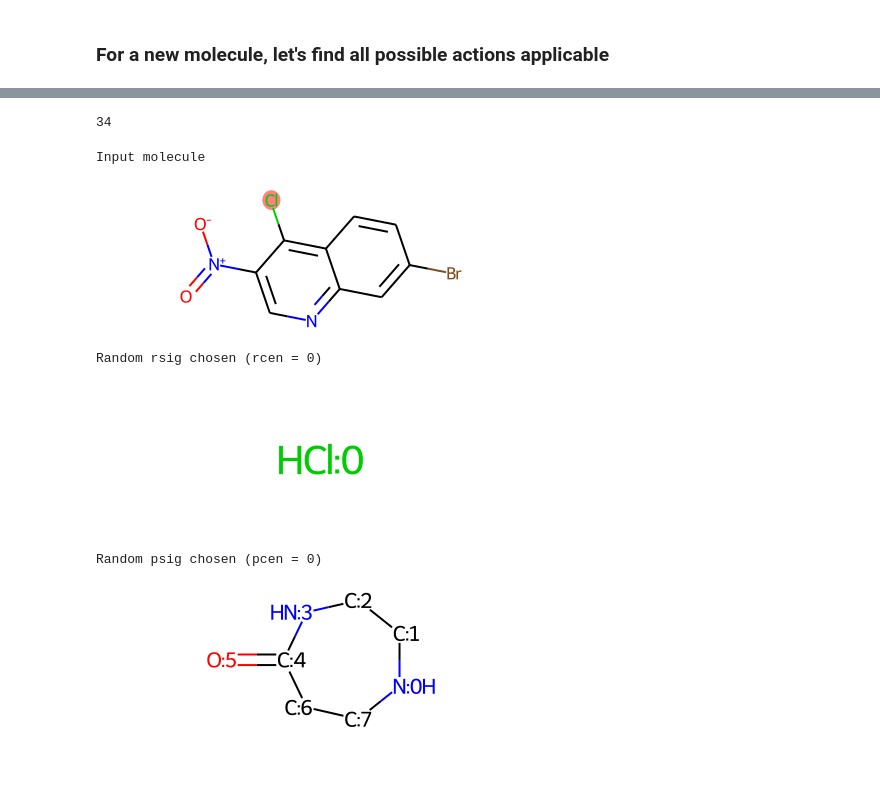
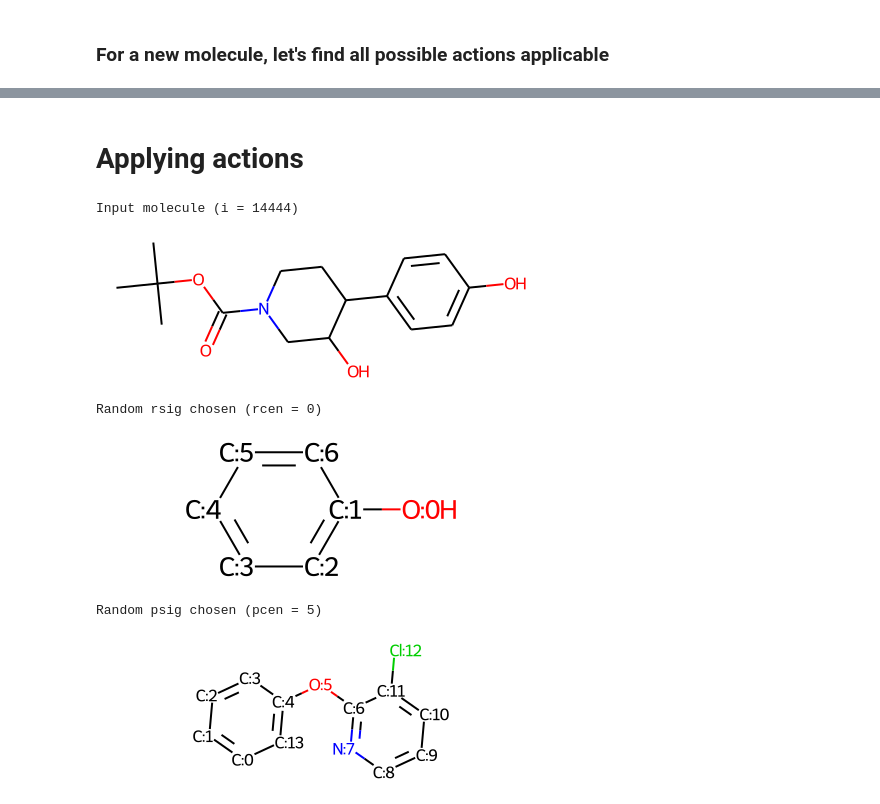
Before and after one commit to MrScabbyCreature/ReactionRL, a Jupyter notebook: uspto - simulator.ipynb, the cells around one changed output, grey strips where cells are left out. Saved outputs shown, nothing was run; the diff lists cells and outputs as text; code cells hidden in the pictures; blank space fills up the shorter version.

Commit message:
Added code for action application by replacement of signatures

```diff
--- a/uspto - simulator.ipynb
+++ b/uspto - simulator.ipynb
@@ -47,16 +45,0 @@ There are 34418 unique (rsigs)rsigs.
-# %%
-# Get atom frequency for making rings in the signature
-atom_frequency = {}
-
-for i in tqdm.tqdm(range(dataset.shape[0]), total=dataset.shape[0]):
-    atoms = list(Chem.MolFromSmiles(dataset.iloc[i]["reactants"]).GetAtoms()) + list(Chem.MolFromSmiles(dataset.iloc[i]["products"]).GetAtoms())
-    atom_nums, counts = np.unique(list(map(lambda x: x.GetAtomicNum(), atoms)), return_counts=True)
-    for num, cnt in zip(atom_nums, counts):
-        if num not in atom_frequency:
-            atom_frequency[num] = cnt
-        else:
-            atom_frequency[num] += cnt
-
-mapping = list(range(1, 50))
-mapping.remove(2)
-atom_to_freq_order = {x: mapping[i] for i, (_, x) in enumerate(sorted(zip(list(atom_frequency.values()), list(atom_frequency.keys())))[::-1])}
@@ -170,0 +113,5 @@ for key in list(certificate_to_cluster_id_dict.keys())[10:]:
+# %%
+from rdkit.Chem import AllChem
+
+def get_mol_certificate(mol):
+    return AllChem.GetMorganFingerprintAsBitVect(mol, 2).ToBase64()
@@ -199,7 +158,7 @@ def add_immediate_neighbors(mol, indices):
     while repeat:
         repeat = False
         for n in set(_add_neighbors(indices)) - set(indices):
-            if n not in indices and mol.GetAtomWithIdx(int(n)).GetIsAromatic():
+            if mol.GetAtomWithIdx(int(n)).GetIsAromatic():
                 indices.append(n)
                 repeat = True
 
@@ -319,4 +301,0 @@ i=2
-# %%
-i
-# %% [output]
-34
@@ -325,18 +327,24 @@ i-=1
+# %% [markdown]
+# Applying actions
 # %%
+i = np.random.randint(0, 50000)
+i = 14444
+in_mol = Chem.MolFromSmiles(dataset.iloc[i]["reactants"])
+
 # Pick a random action from all the possible ones
-temp_df = dataset[dataset["rsig_clusters"].isin(applicable_actions)]
+temp_df = dataset[dataset["rsig_clusters"].isin(get_applicable_rsig_clusters(in_mol))]
 random_action = temp_df.iloc[int(np.random.random()*temp_df.shape[0])]
 
-print("Input molecule")
+print(f"Input molecule (i = {i})")
 display(in_mol)
 print(f"Random rsig chosen (rcen = {random_action['rcen']})")
 display(Chem.MolFromSmiles(random_action["rsig"]))
 print(f"Random psig chosen (pcen = {random_action['pcen']})")
 display(Chem.MolFromSmiles(random_action["psig"]))
 # %% [output]
-Input molecule
+Input molecule (i = 14444)
-[figure, old version]
+[figure, new version]
 Random rsig chosen (rcen = 0)
-[figure, old version]
+[figure, new version]
-Random psig chosen (pcen = 0)
+Random psig chosen (pcen = 5)
-[figure, old version]
+[figure, new version]
```
Also changed, not shown: parts of 29 cells of this notebook, 1 other file.
